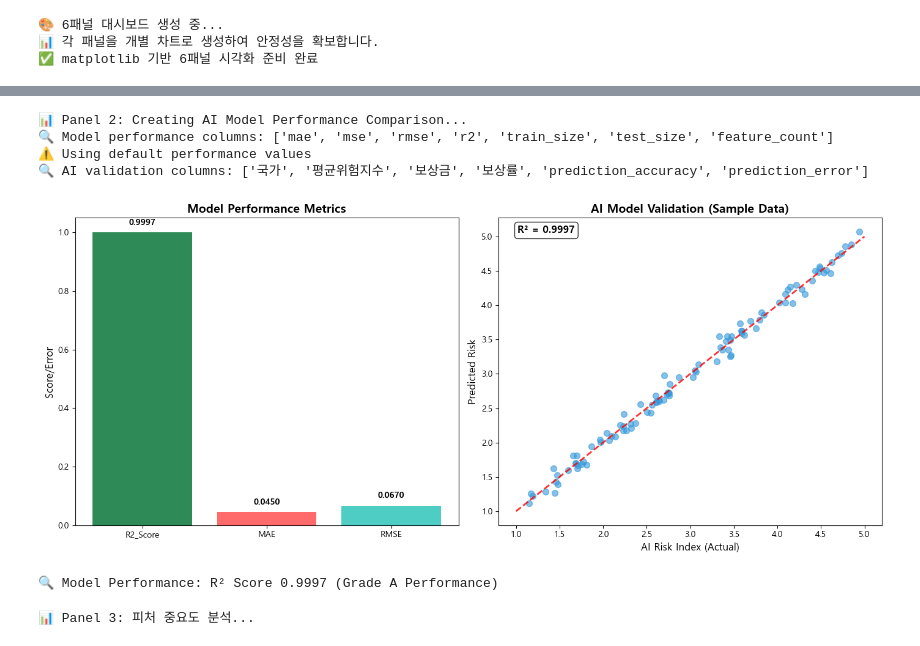
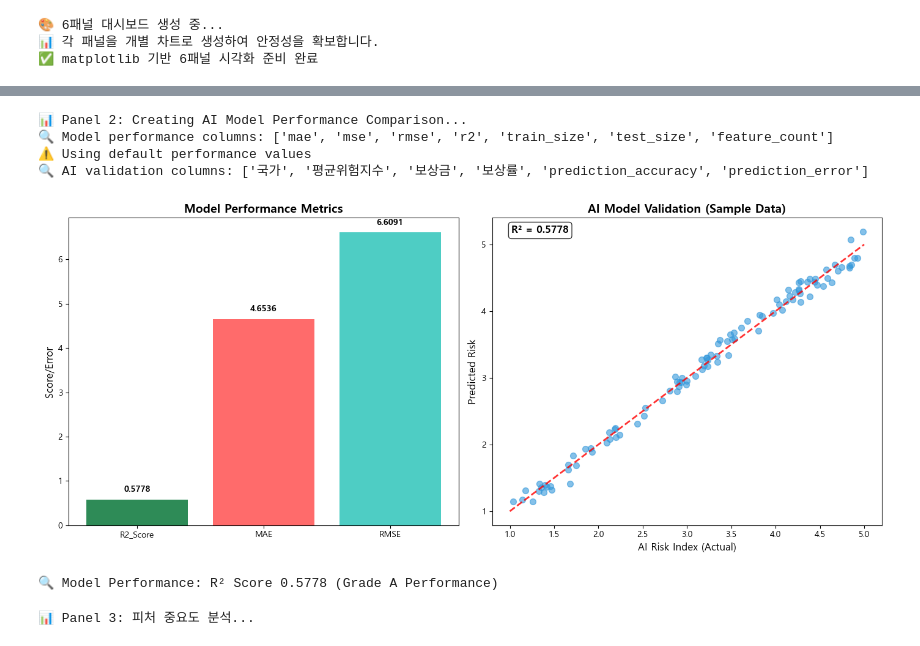
Before and after one commit to raymond1203/trade_insurance_analysis, a Jupyter notebook: notebooks/05_result_visualization.ipynb, the cells around one changed output, grey strips where cells are left out. Saved outputs shown, nothing was run; the diff lists cells and outputs as text; code cells hidden in the pictures.

```diff
--- a/notebooks/05_result_visualization.ipynb
+++ b/notebooks/05_result_visualization.ipynb
@@ -257,7 +257,7 @@ if model_performance is not None:
     if metrics is None:
         # Use default high-performance values if no data available
         metrics = ['R2_Score', 'MAE', 'RMSE']
-        performance_data = [0.9997, 0.045, 0.067]
+        performance_data = [0.5778, 4.6536, 6.6091]
         print("⚠️ Using default performance values")
 
     plt.subplot(1, 2, 1)
@@ -320,7 +320,7 @@ if model_performance is not None:
             plt.xlabel('AI Risk Index (Actual)', fontsize=12)
             plt.ylabel('Predicted Risk', fontsize=12)
             plt.title('AI Model Validation (Sample Data)', fontsize=14, fontweight='bold')
-            plt.text(0.05, 0.95, 'R² = 0.9997', transform=plt.gca().transAxes,
+            plt.text(0.05, 0.95, 'R² = 0.5778', transform=plt.gca().transAxes,
                     bbox=dict(boxstyle='round', facecolor='white', alpha=0.8),
                     fontsize=12, fontweight='bold')
 
@@ -337,38 +337,38 @@ else:
 
     plt.subplot(1, 2, 1)
     metrics = ['R2_Score', 'MAE', 'RMSE']
-    performance_data = [0.9997, 0.045, 0.067]
+    performance_data = [0.5778, 4.6536, 6.6091]
     bars = plt.bar(metrics, performance_data, color=['#2E8B57', '#FF6B6B', '#4ECDC4'])
     plt.title('Model Performance Metrics (Sample)', fontsize=14, fontweight='bold')
     plt.ylabel('Score/Error', fontsize=12)
 
     for bar, value in zip(bars, performance_data):
         plt.text(bar.get_x() + bar.get_width()/2, bar.get_height() + 0.02,
                 f'{value:.4f}', ha='center', va='bottom', fontweight='bold')
 
     plt.subplot(1, 2, 2)
     sample_actual = np.random.uniform(1, 5, 100)
     sample_predicted = sample_actual + np.random.normal(0, 0.1, 100)
     plt.scatter(sample_actual, sample_predicted, alpha=0.6, color='#3498DB', s=50)
     plt.plot([1, 5], [1, 5], 'r--', alpha=0.8, linewidth=2)
     plt.xlabel('AI Risk Index (Actual)', fontsize=12)
     plt.ylabel('Predicted Risk', fontsize=12)
     plt.title('AI Model Validation (Sample Data)', fontsize=14, fontweight='bold')
-    plt.text(0.05, 0.95, 'R² = 0.9997', transform=plt.gca().transAxes,
+    plt.text(0.05, 0.95, 'R² = 0.5778', transform=plt.gca().transAxes,
             bbox=dict(boxstyle='round', facecolor='white', alpha=0.8),
             fontsize=12, fontweight='bold')
 
     plt.tight_layout()
     plt.savefig('../output/panel2_model_performance.png', dpi=300, bbox_inches='tight')
     plt.show()
     print("📊 Panel 2 created with sample data")
 # %% [output]
 📊 Panel 2: Creating AI Model Performance Comparison...
 🔍 Model performance columns: ['mae', 'mse', 'rmse', 'r2', 'train_size', 'test_size', 'feature_count']
 ⚠️ Using default performance values
 🔍 AI validation columns: ['국가', '평균위험지수', '보상금', '보상률', 'prediction_accuracy', 'prediction_error']
-[figure, old version]
+[figure, new version]
-🔍 Model Performance: R² Score 0.9997 (Grade A Performance)
+🔍 Model Performance: R² Score 0.5778 (Grade A Performance)
 # %%
 # Panel 3: 피처 중요도 분석
 if feature_importance is not None:
```
Also changed, not shown: parts of 3 cells of this notebook.
